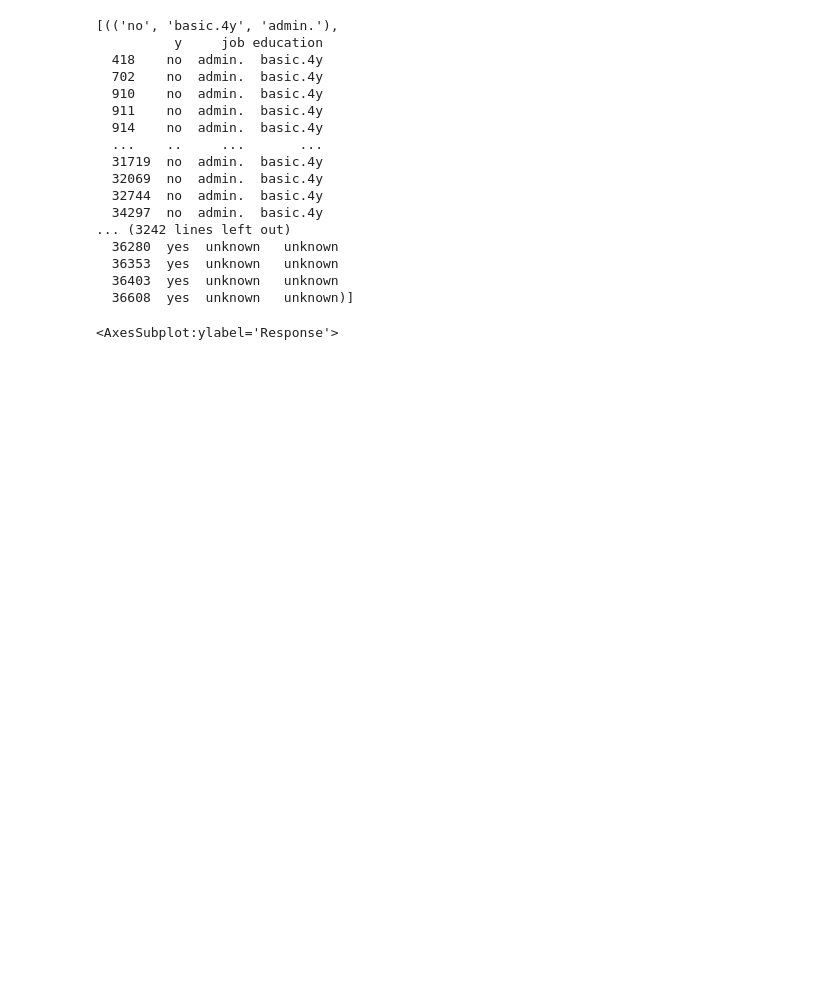
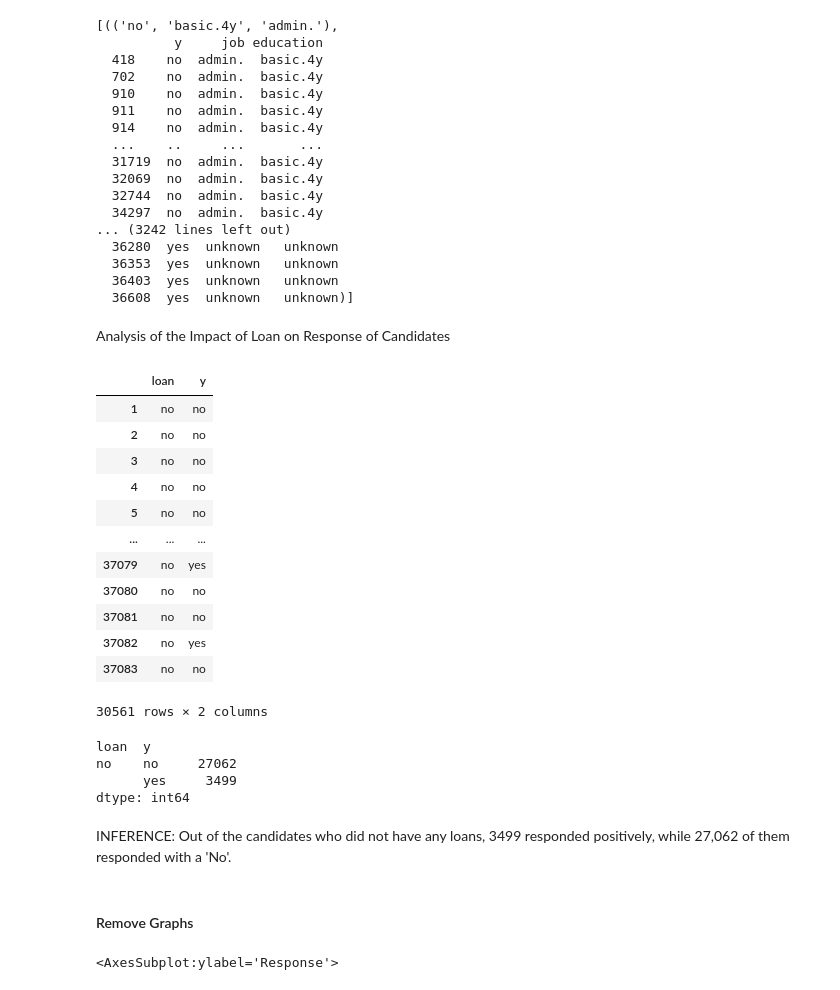
Before and after one commit to ilaav/b1CapstoneProject, a Jupyter notebook: CHECKPOINT1.ipynb, the cells around one changed output. Saved outputs shown, nothing was run; the diff lists cells and outputs as text; code cells hidden in the pictures; blank space fills up the shorter version.

```diff
--- a/CHECKPOINT1.ipynb
+++ b/CHECKPOINT1.ipynb
@@ -280,9 +278,36 @@ list(c1)
   36353  yes  unknown   unknown
   36403  yes  unknown   unknown
   36608  yes  unknown   unknown)]
+# %% [markdown]
+Analysis of the Impact of Loan on Response of Candidates
 # %%
-#loan analysis
-loan_analyse =  df4[["loan", "y"]].loc[(df4["loan"] == "no")]
+loan_analyse_n =  df4[["loan", "y"]].loc[(df4["loan"] == "no")]
+loan_analyse_n
+# %% [output]
+|  | loan | y |
+| 1 | no | no |
+| 2 | no | no |
+| 3 | no | no |
+| 4 | no | no |
+| 5 | no | no |
+| ... | ... | ... |
+| 37079 | no | yes |
+| 37080 | no | no |
+| 37081 | no | no |
+| 37082 | no | yes |
+| 37083 | no | no |
+30561 rows × 2 columns
+# %%
+loan_analyse_n.value_counts()
+# %% [output]
+loan  y
+no    no     27062
+      yes     3499
+dtype: int64
+# %% [markdown]
+INFERENCE: Out of the candidates who did not have any loans, 3499 responded positively, while 27,062 of them responded with a 'No'.
+# %% [markdown]
+#### Remove Graphs
 # %%
 loan_analyse.groupby('y').size().plot.pie(label='Response', autopct='%1.1f%%')
 # %% [output]
```
Also changed, not shown: parts of 44 cells of this notebook.
